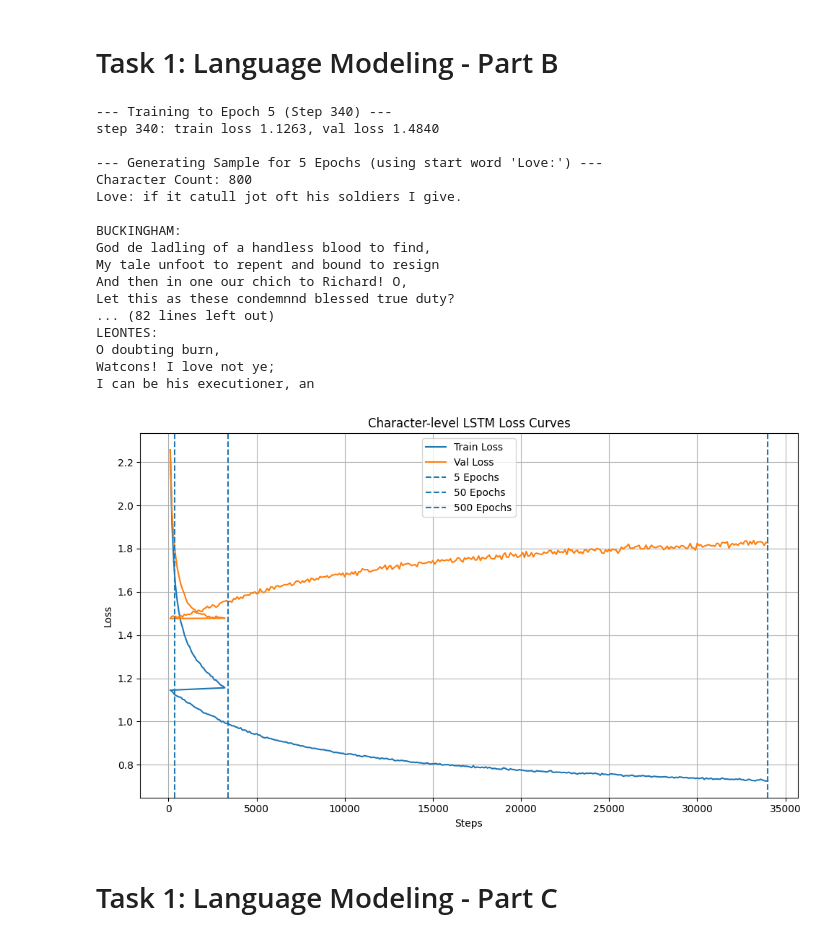
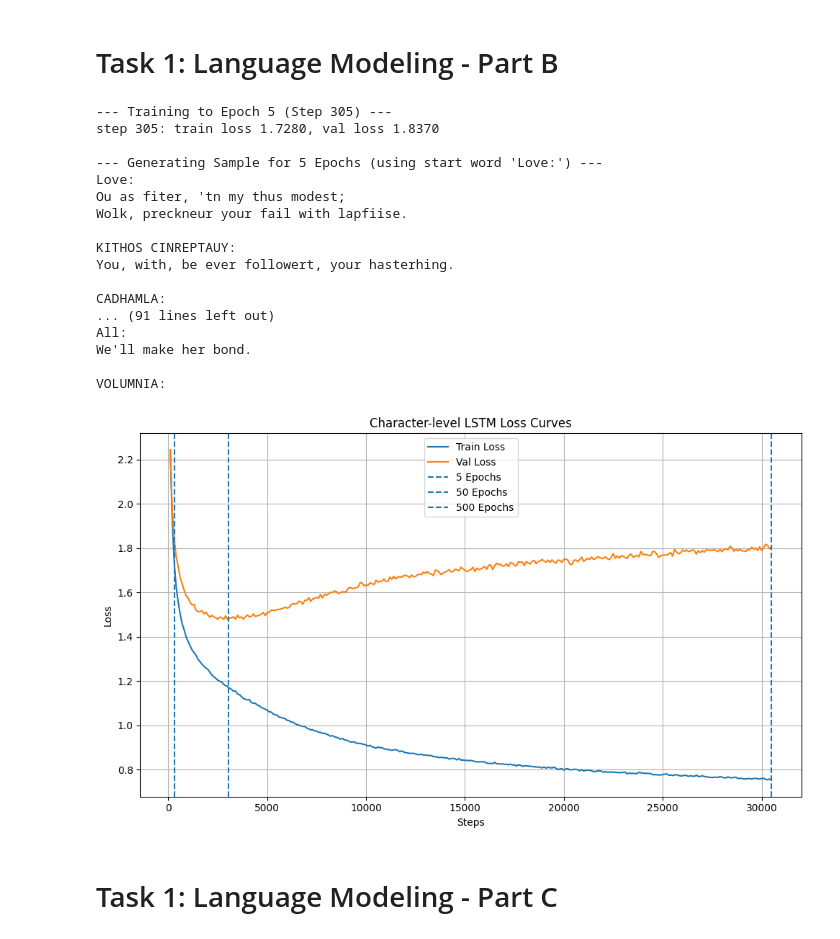
Before and after one commit to YolandaZhao10/CSCI-6170-Project-in-AI-and-ML, a Jupyter notebook: hw4/homework_4.ipynb, the cells around one changed output. Cells and saved outputs as stored; diff of their text form; code cells hidden in the pictures.

```diff
--- a/hw4/homework_4.ipynb
+++ b/hw4/homework_4.ipynb
@@ -54,0 +65,6 @@ torchvision                              0.25.0+cu128
+# %%
+num_train_tokens = 1003854
+batch_size = 64
+block_size = 256
+steps_per_epoch = np.floor(num_train_tokens/(batch_size*block_size)).astype(int)
+print(steps_per_epoch)
@@ -57,9 +75,9 @@ import subprocess
 import textwrap
 
 runs = {
-    "5_epochs": 340,
-    "50_epochs": 3400,
-    "500_epochs": 34000,
+    "5_epochs": steps_per_epoch*5,
+    "50_epochs": steps_per_epoch*50,
+    "500_epochs": steps_per_epoch*500,
 }
 
 base_config = """
@@ -342,7 +360,6 @@ model = ShakespeareLSTM(vocab_size).to(device)
 optimizer = torch.optim.Adam(model.parameters(), lr=1e-3)
 criterion = nn.CrossEntropyLoss()
 
-steps_per_epoch = 68
 checkpoints = [5, 50, 500]
 history = {'train': [], 'val': [], 'steps': []}
 
@@ -408,46 +425,44 @@ for epoch_target in checkpoints:
 
     with open(f"lstm_sample_epoch_{epoch_target}.txt", "w") as f:
         f.write(sample_text)
-
-    print(f"Character Count: {len(sample_text) - len('Love:')}")
-    print(sample_text[:1200])
+    print(sample_text)
 # %% [output]
---- Training to Epoch 5 (Step 340) ---
-step 340: train loss 1.1263, val loss 1.4840
+--- Training to Epoch 5 (Step 305) ---
+step 305: train loss 1.7280, val loss 1.8370
 
 --- Generating Sample for 5 Epochs (using start word 'Love:') ---
-Character Count: 800
-Love: if it catull jot oft his soldiers I give.
+Love:
+Ou as fiter, 'tn my thus modest;
+Wolk, preckneur your fail with lapfiise.
 
-BUCKINGHAM:
-God de ladling of a handless blood to find,
-My tale unfoot to repent and bound to resign
-And then in one our chich to Richard! O,
-Let this as these condemnnd blessed true duty?
-... (82 lines left out)
-LEONTES:
-O doubting burn,
-Watcons! I love not ye;
-I can be his executioner, an
+KITHOS CINREPTAUY:
+You, with, be ever followert, your hasterhing.
+
+CADHAMLA:
+... (91 lines left out)
+All:
+We'll make her bond.
+
+VOLUMNIA:
 # %%
 # Plot
 plt.figure(figsize=(10, 6))
 plt.plot(history['steps'], history['train'], label='Train Loss')
 plt.plot(history['steps'], history['val'], label='Val Loss')
 
-plt.axvline(x=5 * 68, linestyle='--', label='5 Epochs')
-plt.axvline(x=50 * 68, linestyle='--', label='50 Epochs')
-plt.axvline(x=500 * 68, linestyle='--', label='500 Epochs')
+plt.axvline(x=5 * steps_per_epoch, linestyle='--', label='5 Epochs')
+plt.axvline(x=50 * steps_per_epoch, linestyle='--', label='50 Epochs')
+plt.axvline(x=500 * steps_per_epoch, linestyle='--', label='500 Epochs')
 
 plt.xlabel('Steps')
 plt.ylabel('Loss')
 plt.title('Character-level LSTM Loss Curves')
 plt.legend()
 plt.grid(True)
 plt.tight_layout()
 plt.show()
 # %% [output]
-[figure, old version]
+[figure, new version]
 # %% [markdown]
 # Task 1: Language Modeling - Part C
 # %% [markdown]
```
Also changed, not shown: parts of 16 cells of this notebook.
